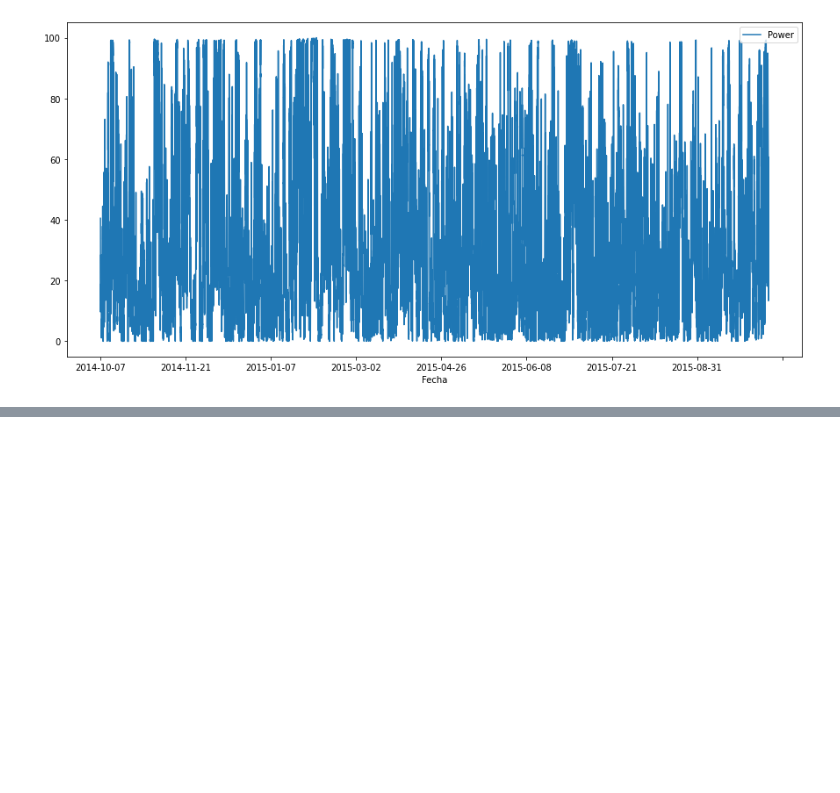
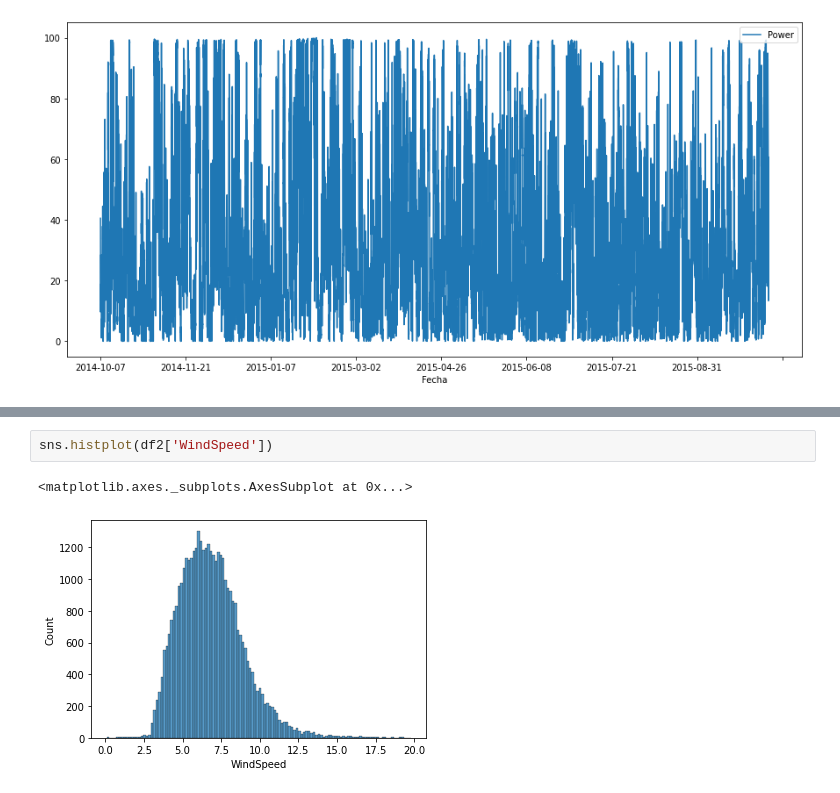
Before and after one commit to mteoraso/ML_Practice, a Jupyter notebook: Untitled50.ipynb, the cells around one changed output, grey strips where cells are left out. Drawn from its saved outputs; the diff is of its cells as text; blank space fills up the shorter version.

```diff
--- a/Untitled50.ipynb
+++ b/Untitled50.ipynb
@@ -327,0 +333,5 @@ df2.plot('Fecha','Power', figsize=(15,7))
+# %%
+sns.histplot(df2['WindSpeed'])
+# %% [output]
+<matplotlib.axes._subplots.AxesSubplot at 0x...>
+[figure, added]
```
Also changed, not shown: parts of 4 cells of this notebook.
